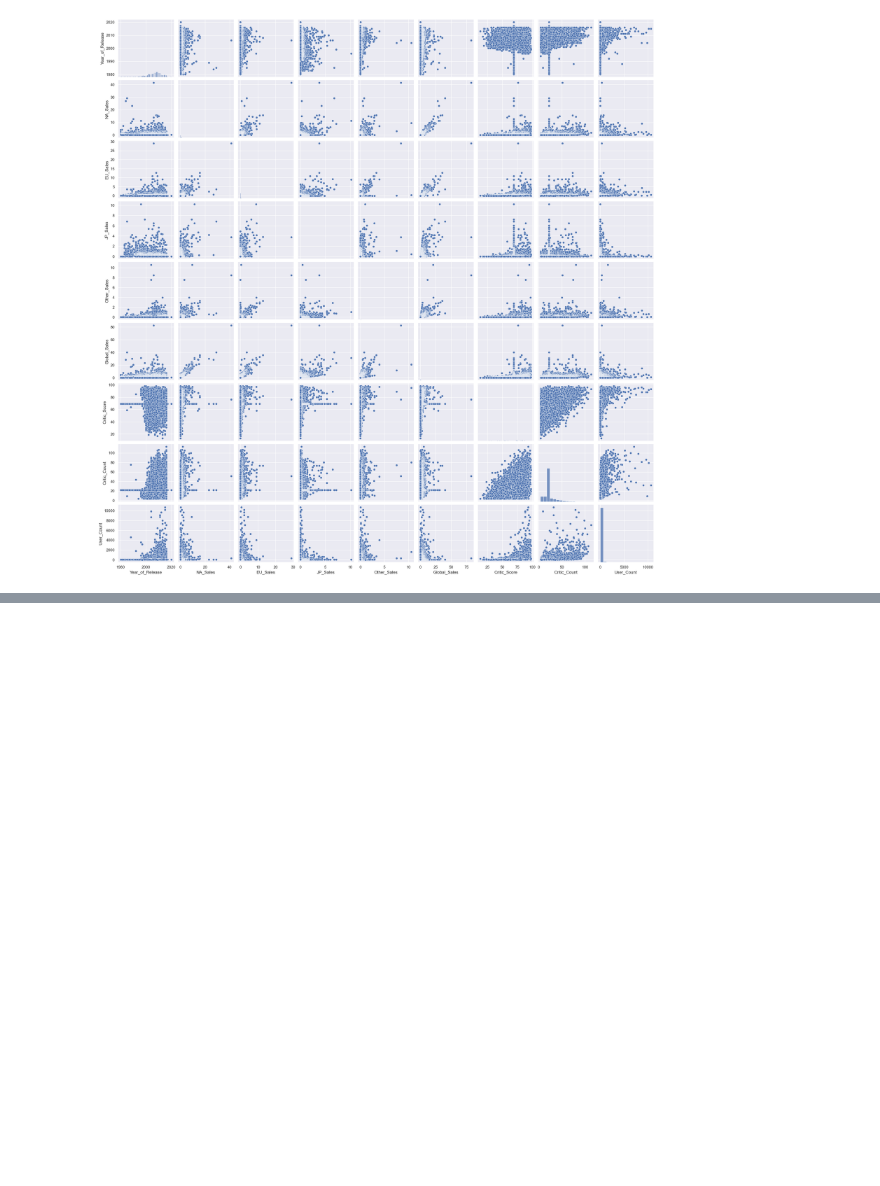
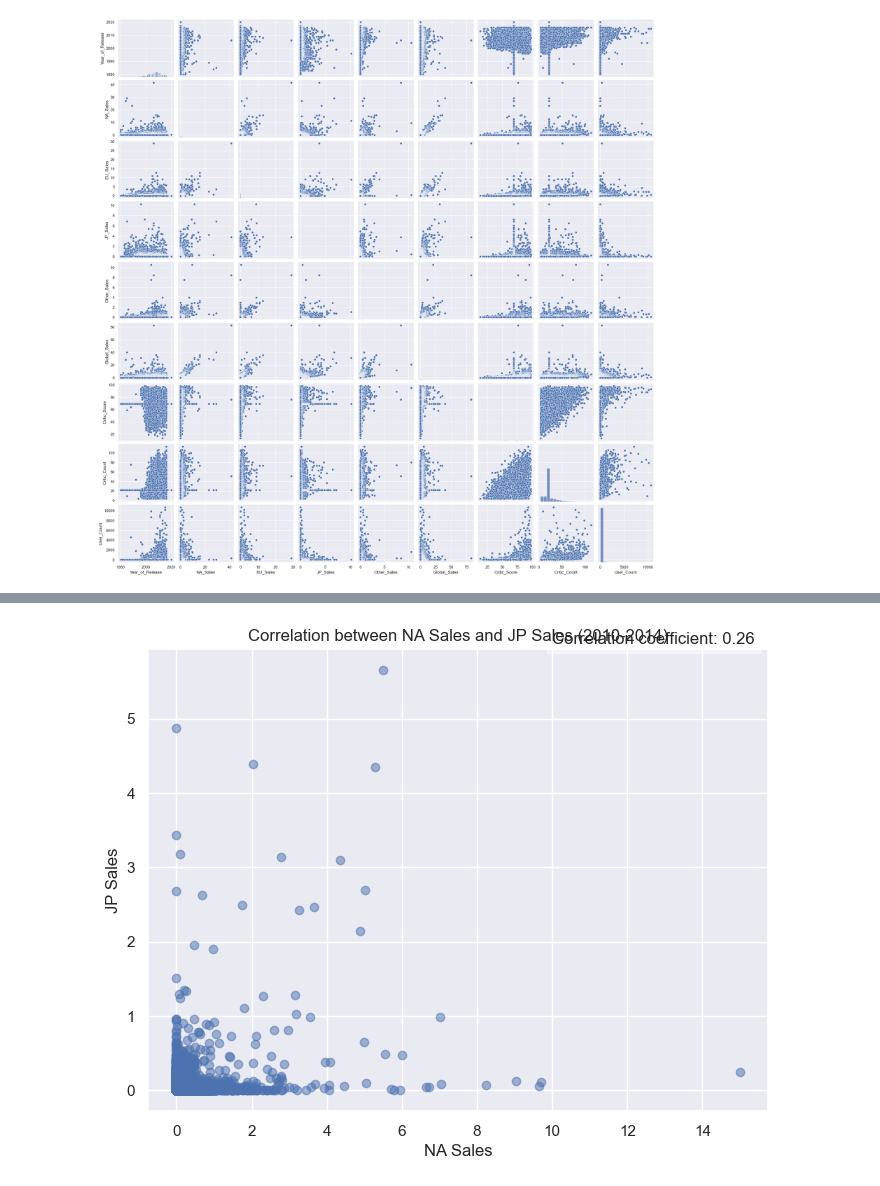
Before and after one commit to ashammar1/Data-Visualisation, a Jupyter notebook: Alaa_Shammary_DVisualHDip_CA1.ipynb, the cells around one changed output, grey strips where cells are left out. Saved outputs shown, nothing was run; the diff lists cells and outputs as text; code cells hidden in the pictures; blank space fills up the shorter version.

```diff
--- a/Alaa_Shammary_DVisualHDip_CA1.ipynb
+++ b/Alaa_Shammary_DVisualHDip_CA1.ipynb
@@ -211,0 +212,2 @@ sns.histplot(data=top_4_df, x='Genre', discrete=True, shrink=.8)
+# %%
+sales_2010_2014 = vgsales_df[(vgsales_df['Year_of_Release'] >= 2010) & (vgsales_df['Year_of_Release'] <= 2014)]
@@ -211,0 +216,11 @@ sns.histplot(data=top_4_df, x='Genre', discrete=True, shrink=.8)
+# %%
+plt.figure(figsize=(8, 6))
+plt.scatter(sales_2010_2014['NA_Sales'], sales_2010_2014['JP_Sales'], alpha=0.5)
+plt.title('Correlation between NA Sales and JP Sales (2010-2014)')
+plt.xlabel('NA Sales')
+plt.ylabel('JP Sales')
+plt.text(10, 6, f'Correlation coefficient: {correlation:.2f}', fontsize=12, bbox=dict(facecolor='white', alpha=0.5))
+plt.grid(True)
+plt.show()
+# %% [output]
+[figure, added]
```
Also changed, not shown: parts of 24 cells of this notebook.
